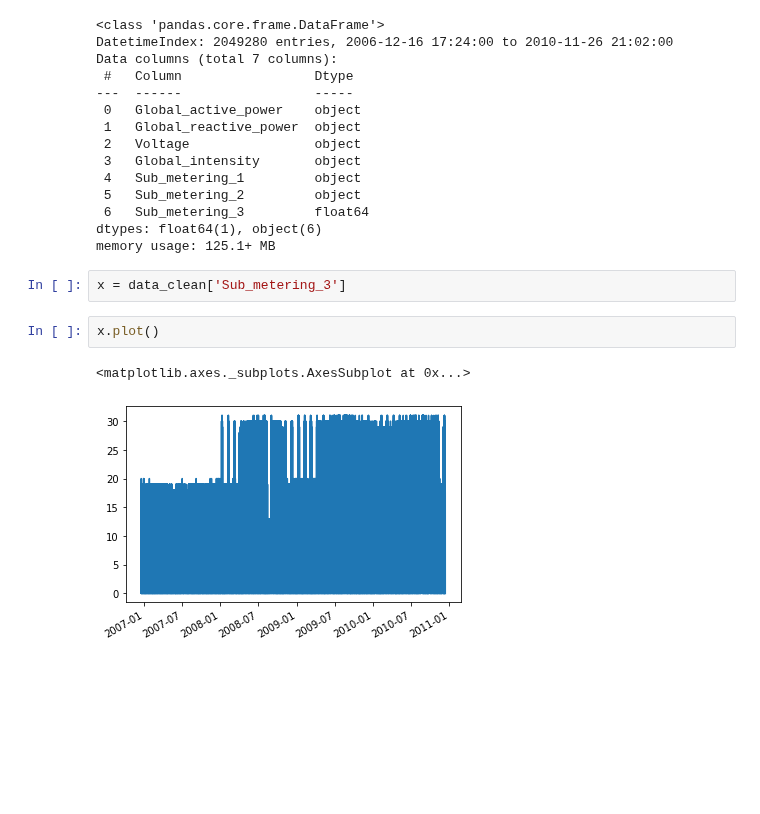
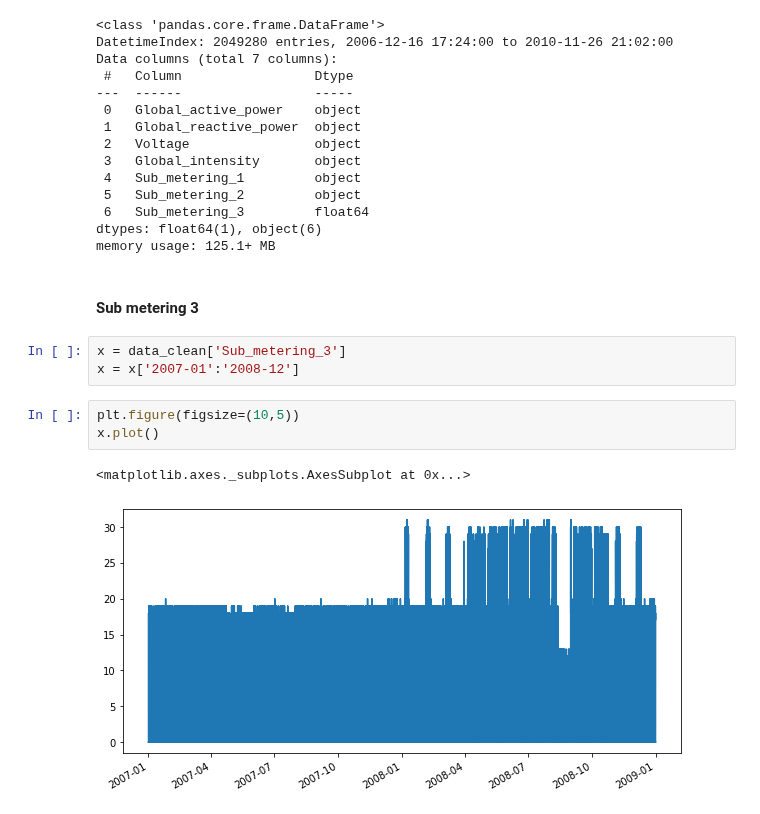
Before and after one commit to Barbarioli/OTSS, a Jupyter notebook: examples.ipynb, the cells around one changed output. Cells and saved outputs as stored; diff of their text form; blank space fills up the shorter version.

```diff
--- a/examples.ipynb
+++ b/examples.ipynb
@@ -200,10 +190,14 @@ Data columns (total 7 columns):
  6   Sub_metering_3         float64
 dtypes: float64(1), object(6)
 memory usage: 125.1+ MB
+# %% [markdown]
+#### Sub metering 3
 # %%
 x = data_clean['Sub_metering_3']
+x = x['2007-01':'2008-12']
-# %%
-x.plot()
-# %% [output]
-<matplotlib.axes._subplots.AxesSubplot at 0x...>
-[figure, removed]
+# %%
+plt.figure(figsize=(10,5))
+x.plot()
+# %% [output]
+<matplotlib.axes._subplots.AxesSubplot at 0x...>
+[figure, added]
```
Also changed, not shown: parts of 21 cells of this notebook.
